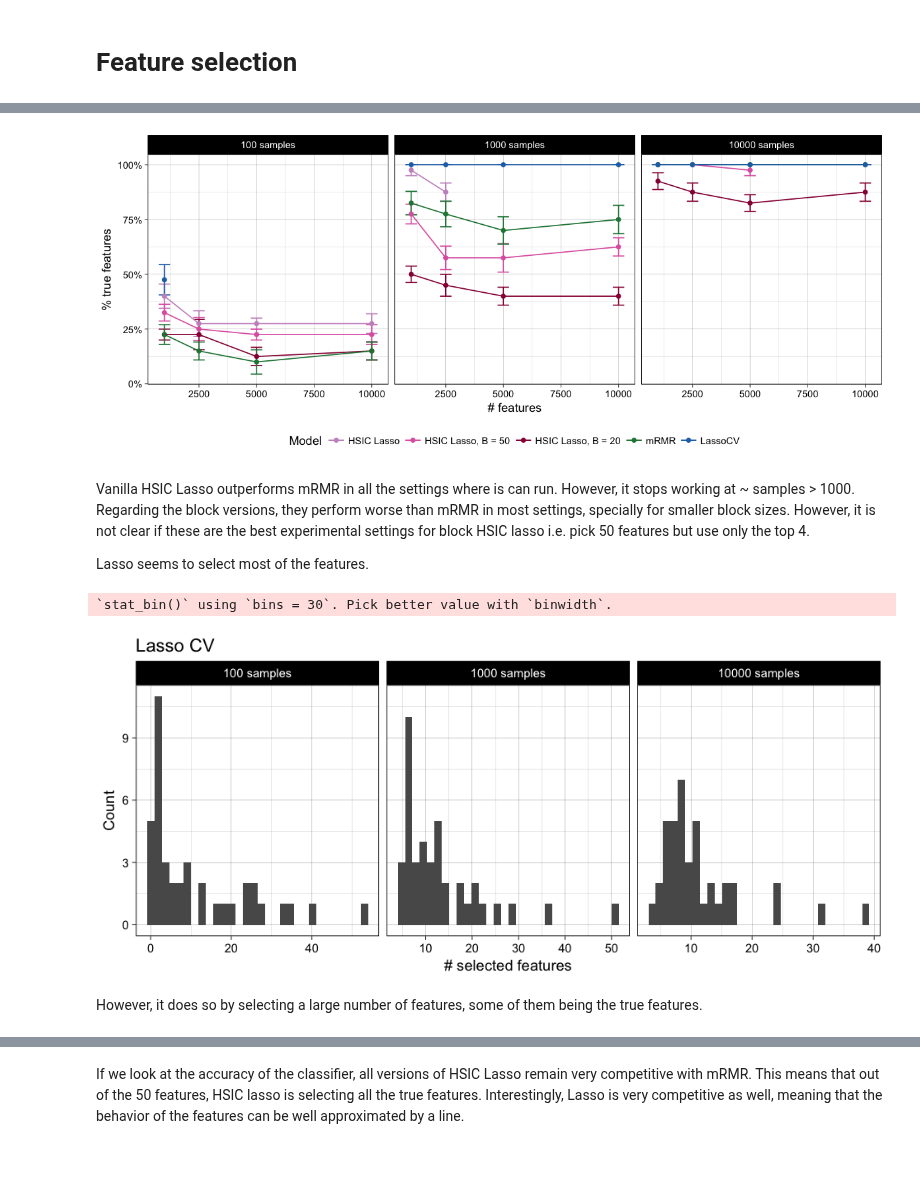
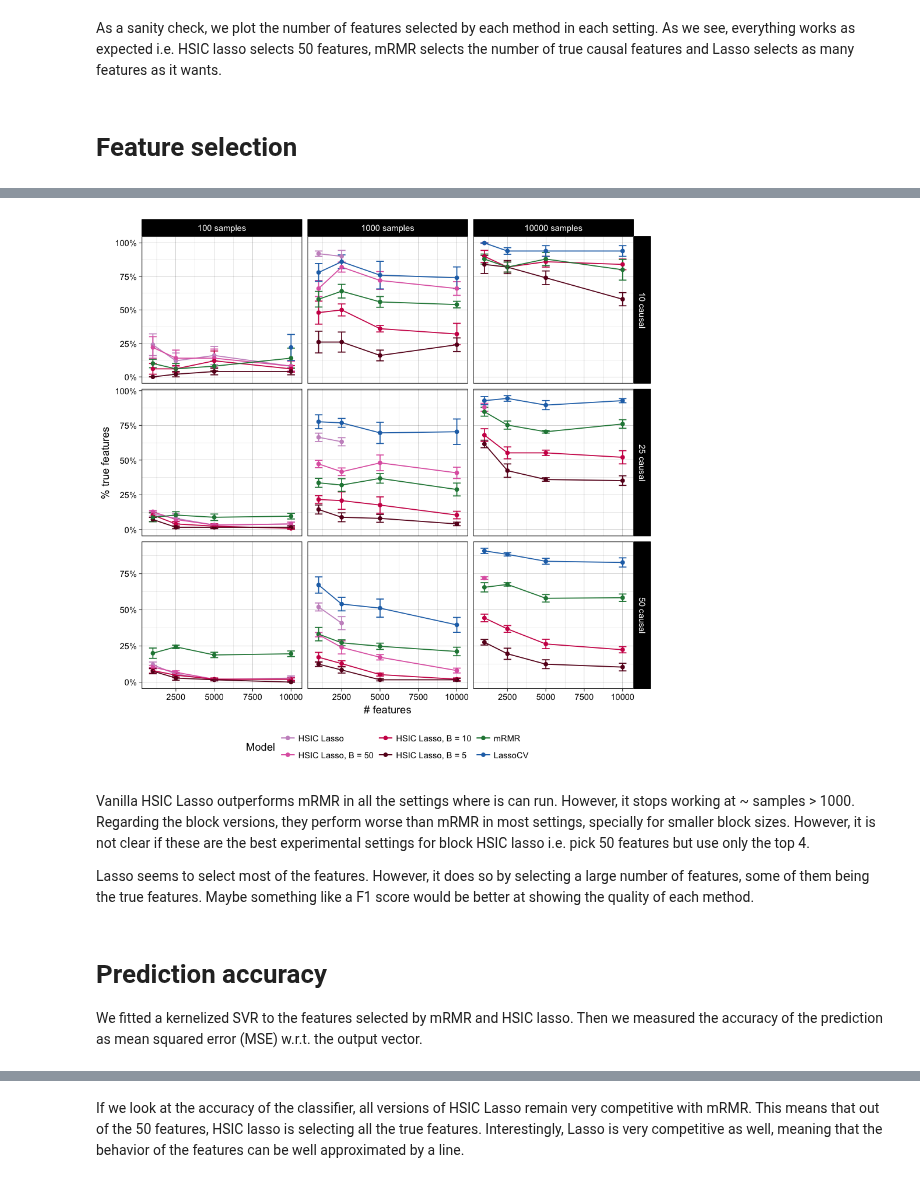
Before and after one commit to hclimente/nori, a Jupyter notebook: doc/benchmark.ipynb, the cells around one changed output, grey strips where cells are left out. Cells and saved outputs as stored; diff of their text form; code cells hidden in the pictures.

Commit message:
benchmark results of our own data-generation tool

```diff
--- a/doc/benchmark.ipynb
+++ b/doc/benchmark.ipynb
@@ -9,12 +9,12 @@ library(tidyverse)
 library(cowplot)
 
 palette <- c('HSIC Lasso' = '#c994c7', 'HSIC Lasso, B = 50' = '#df65b0',
-             'HSIC Lasso, B = 40' = '#e7298a', 'HSIC Lasso, B = 30' = '#ce1256',
-             'HSIC Lasso, B = 20' = '#980043', 'HSIC Lasso, B = 10' = '#67001f',
+             'HSIC Lasso, B = 20' = '#e7298a', 'HSIC Lasso, B = 10' = '#ce1256',
+             'HSIC Lasso, B = 5' = '#67001f',
              'LassoCV' = '#2171b5', 'mRMR' = '#238443')
 methods <- c('HSIC Lasso', 'HSIC Lasso, B = 50',
              'HSIC Lasso, B = 40','HSIC Lasso, B = 30',
              'HSIC Lasso, B = 20','HSIC Lasso, B = 10',
-             'mRMR', 'LassoCV')
+             'HSIC Lasso, B = 5', 'mRMR', 'LassoCV')
 samples <-  c('100 samples', '1000 samples', '10000 samples')
 feats <-  c('1000 features', '2500 features', '5000 features', '10000 features')
@@ -37,27 +85,18 @@ The following object is masked from ‘package:ggplot2’:
+# %% [markdown]
+As a sanity check, we plot the number of features selected by each method in each setting. As we see, everything works as expected i.e. HSIC lasso selects 50 features, mRMR selects the number of true causal features and Lasso selects as many features as it wants.
 # %% [markdown]
 # Feature selection
-# %%
-features <- read_tsv('../results/benchmark/feature_selection.tsv', col_types = 'ciiiiid') %>%
-    mutate(model = gsub('hsic_lasso', 'HSIC Lasso', model),
-           model = gsub('-b', ', B = ', model),
-           model = factor(model, levels = methods)) %>%
-    group_by(model, samples, features) %>%
-    summarize(ended = sum(!is.na(tpr)),
-              sem = sd(tpr) / sqrt(ended), tpr = mean(tpr)) %>%
-    ungroup
 # %%
-options(repr.plot.width=10, repr.plot.height=4.2)
-features %>%
-    mutate(n = paste(samples, 'samples')) %>%
-    ggplot(aes(x = features, y = tpr, color = model)) +
-        geom_errorbar(aes(ymin = tpr - sem, ymax = tpr + sem), width = 500) +
-        geom_point() +
-        geom_line() +
-        theme_linedraw() +
-        theme(legend.position = 'bottom') +
-        labs(x = '# features', y = '% true features', color = 'Model') +
-        facet_grid(. ~ n, scales = 'free') +
-        scale_y_continuous(labels = scales::percent) +
-        scale_color_manual(values = palette)
+options(repr.plot.width=8, repr.plot.height=8)
+ggplot(features, aes(x = features, y = tpr, color = model)) +
+    geom_errorbar(aes(ymin = tpr - sem, ymax = tpr + sem), width = 500) +
+    geom_point() +
+    geom_line() +
+    theme_linedraw() +
+    theme(legend.position = 'bottom') +
+    labs(x = '# features', y = '% true features', color = 'Model') +
+    facet_grid(causal_txt ~ samples_txt, scales = 'free') +
+    scale_y_continuous(labels = scales::percent) +
+    scale_color_manual(values = palette)
 # %% [output]
 Warning message:
@@ -67,21 +106,10 @@ Warning message:
-[figure, old version]
+[figure, new version]
 # %% [markdown]
 Vanilla HSIC Lasso outperforms mRMR in all the settings where is can run. However, it stops working at ~ samples > 1000. Regarding the block versions, they perform worse than mRMR in most settings, specially for smaller block sizes. However, it is not clear if these are the best experimental settings for block HSIC lasso i.e. pick 50 features but use only the top 4.
 
-Lasso seems to select most of the features.
+Lasso seems to select most of the features. However, it does so by selecting a large number of features, some of them being the true features. Maybe something like a F1 score would be better at showing the quality of each method.
-# %%
-options(repr.plot.width=8, repr.plot.height=3.5)
-read_tsv('../results/benchmark/feature_selection.tsv', col_types = 'ciiiiid') %>%
-    filter(model == 'LassoCV') %>%
-    mutate(n = paste(samples, 'samples')) %>%
-    ggplot(aes(selected)) +
-        geom_histogram() +
-        theme_linedraw() +
-        facet_grid(. ~ n, scales = 'free') +
-        labs(x = '# selected features', y = 'Count', title = 'Lasso CV')
-# %% [output]
-`stat_bin()` using `bins = 30`. Pick better value with `binwidth`.
-[figure, removed]
-# %% [markdown]
-However, it does so by selecting a large number of features, some of them being the true features.
+# %% [markdown]
+# Prediction accuracy
+
+We fitted a kernelized SVR to the features selected by mRMR and HSIC lasso. Then we measured the accuracy of the prediction as mean squared error (MSE) w.r.t. the output vector.
 # %%
```
Also changed, not shown: parts of 18 cells of this notebook.
